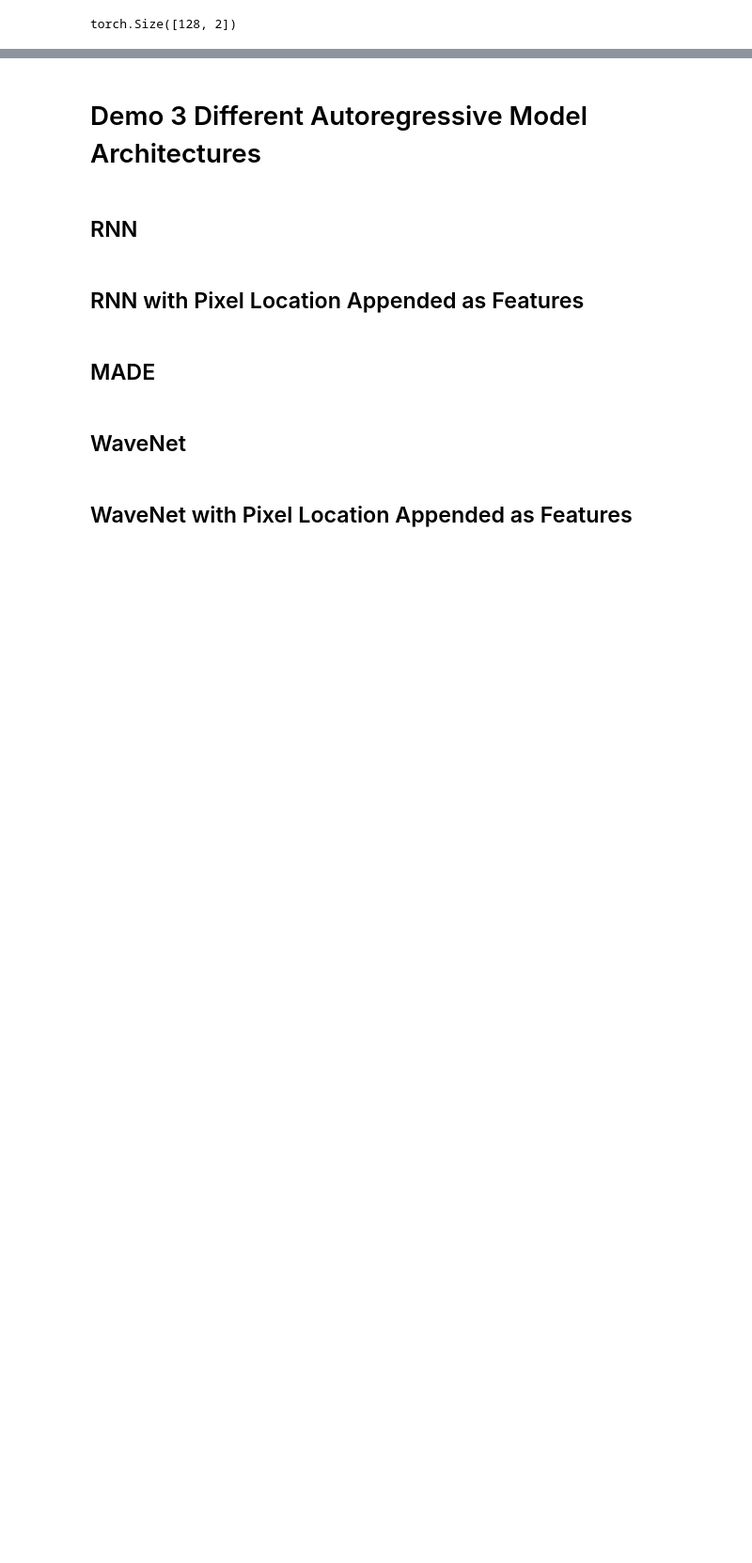
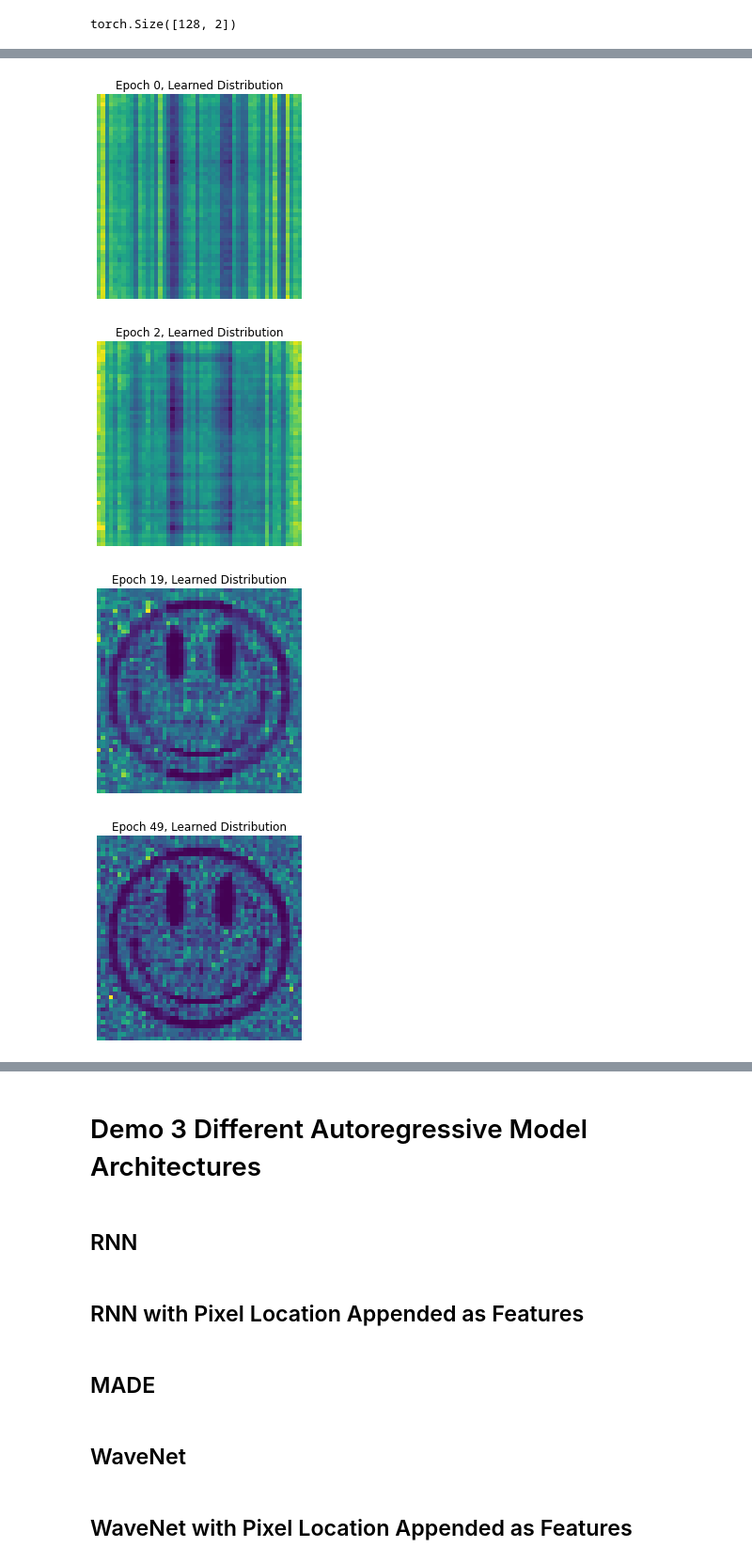
Before and after one commit to ankdesh/LearnTry-ML, a Jupyter notebook: cs294-Deep-Unsupervised-Pieter-Assign/demos/lecture2_autoregressive_models_demos.ipynb, the cells around one changed output, grey strips where cells are left out. Shown: that part at 94% size. Drawn from its saved outputs; the diff is of its cells as text; code cells hidden in the pictures; blank space fills up the shorter version.

```diff
--- a/cs294-Deep-Unsupervised-Pieter-Assign/demos/lecture2_autoregressive_models_demos.ipynb
+++ b/cs294-Deep-Unsupervised-Pieter-Assign/demos/lecture2_autoregressive_models_demos.ipynb
@@ -335,33 +347,38 @@ class SimpleAutoregModel(nn.Module):
             nn.ReLU(),
             nn.Linear(50, d)
         )
 
     def nll(self, x):
         batch_size = x.shape[0]
         x0, x1 = x[:, 0], x[:, 1],
 
         # Loss for x0
         logits_x0 = self.logits_x0.unsqueeze(0).repeat(batch_size, 1)
         nll_x0 = F.cross_entropy(logits_x0, x0.long())
 
         # Loss for x1 | x0
         x0_onehot = to_one_hot(x0.long(), d, device) # use onehot as input
         logits_x1 = self.cond_x1(x0_onehot)
         nll_x1 = F.cross_entropy(logits_x1, x1.long())
 
-        #return nll_x0 + nll_x1
-        return nll_x0
+        return nll_x0 + nll_x1
+        #return nll_x0
 
     def get_dist(self):
         with torch.no_grad():
             x0 = torch.arange(d).to(device)
             x0 = to_one_hot(x0, d, device)
 
             prob_x0 = F.softmax(self.logits_x0, dim=0).unsqueeze(1)
             prob_x1 = F.softmax(self.cond_x1(x0), dim=1)
             prob = prob_x0 * prob_x1
             return prob.cpu().numpy()
 
 
 model = SimpleAutoregModel().to(device)
-train_epochs(model, train_loader, test_loader, dict(epochs=200, lr=1e-3))
+train_epochs(model, train_loader, test_loader, dict(epochs=50, lr=1e-3))
+# %% [output]
+[figure, added]
+[figure, added]
+[figure, added]
+[figure, added]
```
Also changed, not shown: parts of 7 cells of this notebook.
